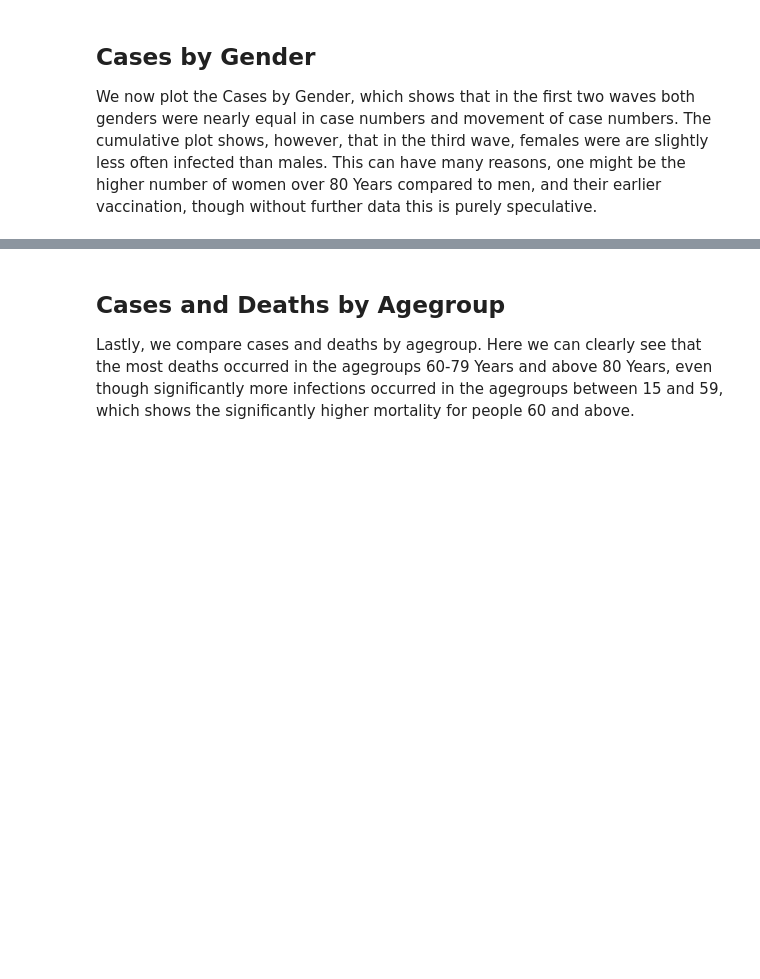
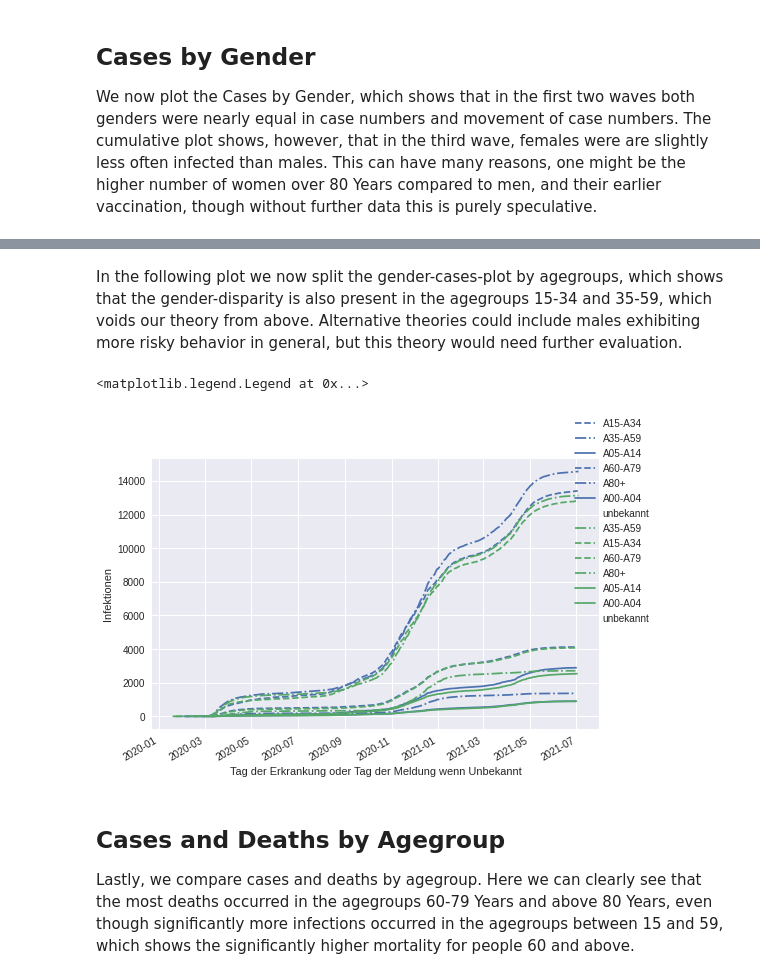
Before and after one commit to zandemax/hm-am-covid-data, a Jupyter notebook: notebook.ipynb, the cells around one changed output, grey strips where cells are left out. Drawn from its saved outputs; the diff is of its cells as text; code cells hidden in the pictures; blank space fills up the shorter version.

Commit message:
updated gender agegroups

```diff
--- a/notebook.ipynb
+++ b/notebook.ipynb
@@ -417,3 +418,40 @@ plt.savefig("cases_by_gender_cumulative.png")
+# %%
+cov_data_male_by_age_single = cov_data_muc.query('Geschlecht == "M"').groupby(['Refdatum','Altersgruppe'], as_index=False).sum()
+cov_data_male_by_age_multi = {}
+for agegroup in cov_data_male_by_age_single['Altersgruppe'].unique():
+    cov_data_male_by_age_multi[agegroup] = cov_data_male_by_age_single[cov_data_male_by_age_single['Altersgruppe'] == agegroup].set_index('Refdatum')
+
+cov_data_female_by_age_single = cov_data_muc.query('Geschlecht == "W"').groupby(['Refdatum','Altersgruppe'], as_index=False).sum()
+cov_data_female_by_age_multi = {}
+for agegroup in cov_data_female_by_age_single['Altersgruppe'].unique():
+    cov_data_female_by_age_multi[agegroup] = cov_data_female_by_age_single[cov_data_female_by_age_single['Altersgruppe'] == agegroup].set_index('Refdatum')
+# %% [markdown]
+In the following plot we now split the gender-cases-plot by agegroups, which shows that the gender-disparity is also present in the agegroups 15-34 and 35-59, which voids our theory from above. Alternative theories could include males exhibiting more risky behavior in general, but this theory would need further evaluation.
+# %%
+from labellines import labelLine, labelLines
+
+fig, ax = setup_cases_plot(False)
+
+linetypes = {
+    "A15-A34": "dashed",
+    "A35-A59": "dashdot",
+    "A05-A14": "solid",
+    "A60-A79": "dashed",
+    "A80+": "dashdot",
+    "A00-A04": "solid",
+    "unbekannt": "none"
+}
+
+for (key, agegroup_data) in cov_data_male_by_age_multi.items():
+    ax.plot(agegroup_data.cumsum()['AnzahlFall'], label=key, ls=linetypes[key], color="C0")
+for (key, agegroup_data) in cov_data_female_by_age_multi.items():
+    ax.plot(agegroup_data.cumsum()['AnzahlFall'], label=key, ls=linetypes[key], color="C1")
+
+fig.legend()
+#labelLines(plt.gca().get_lines(),align=False,fontsize=14)
+# %% [output]
+<matplotlib.legend.Legend at 0x...>
+[figure, added]
 # %% [markdown]
 ## Cases and Deaths by Agegroup
 
```
Also changed, not shown: parts of 6 cells of this notebook.
